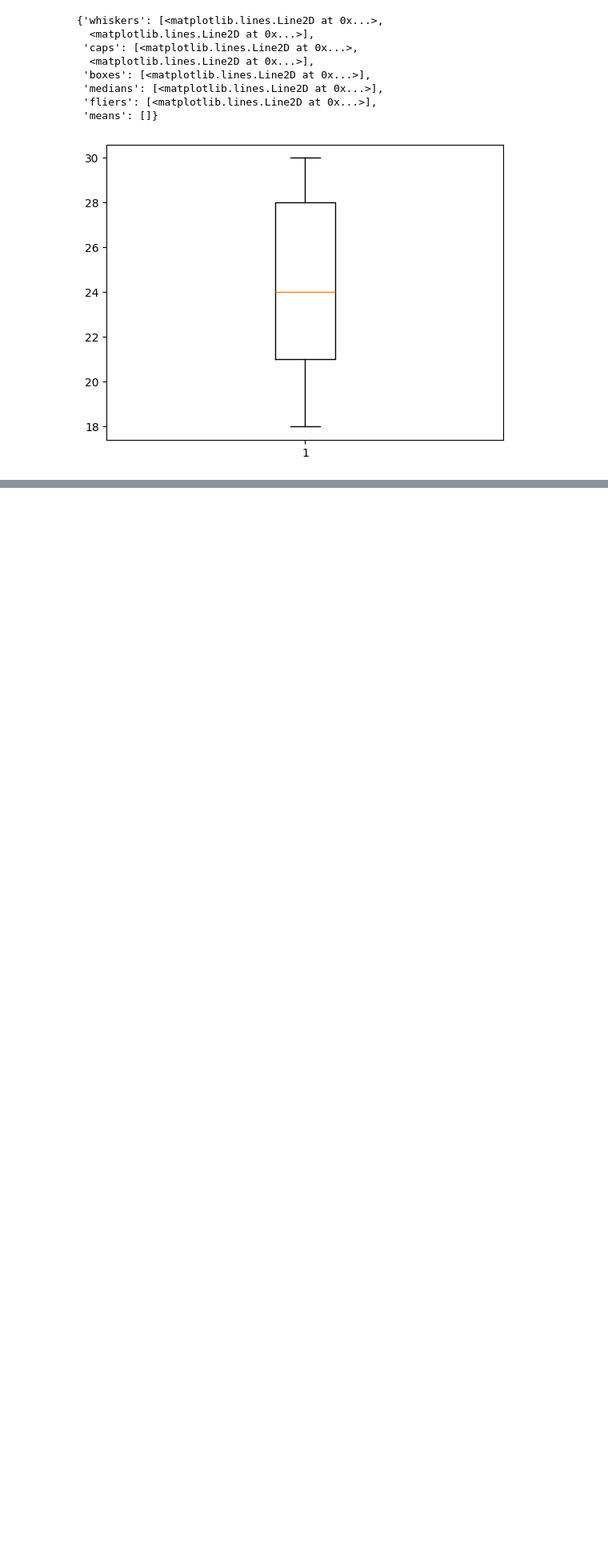
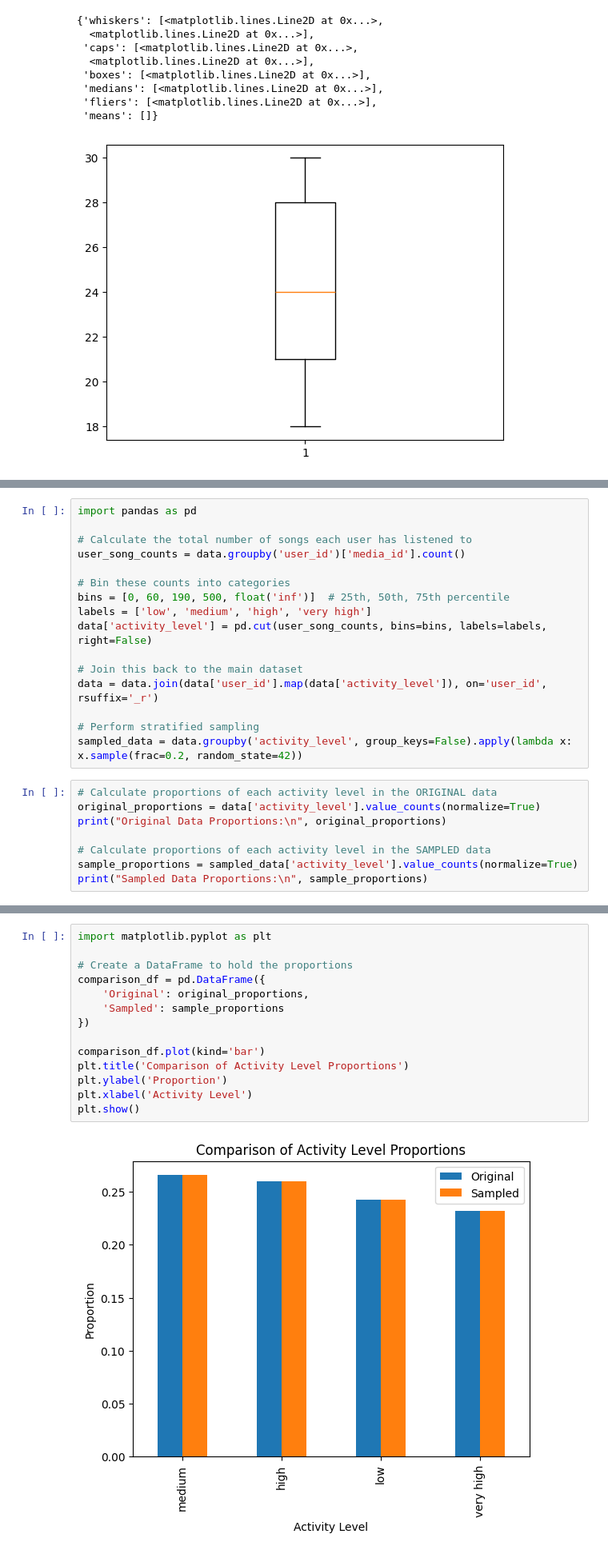
Before and after one commit to rafinchen/recommender_systems, a Jupyter notebook: data-prep.ipynb, the cells around one changed output, grey strips where cells are left out. Shown at 80% size. Drawn from its saved outputs; the diff is of its cells as text; blank space fills up the shorter version.

Commit message:
Sampling and Feature Engineering done

```diff
--- a/data-prep.ipynb
+++ b/data-prep.ipynb
@@ -172,0 +188,24 @@ plt.boxplot(data['user_age']) # no outliers here. Ages between 18 and 30
+# %%
+import pandas as pd
+
+# Calculate the total number of songs each user has listened to
+user_song_counts = data.groupby('user_id')['media_id'].count()
+
+# Bin these counts into categories
+bins = [0, 60, 190, 500, float('inf')]  # 25th, 50th, 75th percentile
+labels = ['low', 'medium', 'high', 'very high']
+data['activity_level'] = pd.cut(user_song_counts, bins=bins, labels=labels, right=False)
+
+# Join this back to the main dataset
+data = data.join(data['user_id'].map(data['activity_level']), on='user_id', rsuffix='_r')
+
+# Perform stratified sampling
+sampled_data = data.groupby('activity_level', group_keys=False).apply(lambda x: x.sample(frac=0.2, random_state=42))
+# %%
+# Calculate proportions of each activity level in the ORIGINAL data
+original_proportions = data['activity_level'].value_counts(normalize=True)
+print("Original Data Proportions:\n", original_proportions)
+
+# Calculate proportions of each activity level in the SAMPLED data
+sample_proportions = sampled_data['activity_level'].value_counts(normalize=True)
+print("Sampled Data Proportions:\n", sample_proportions)
@@ -172,0 +227,16 @@ plt.boxplot(data['user_age']) # no outliers here. Ages between 18 and 30
+# %%
+import matplotlib.pyplot as plt
+
+# Create a DataFrame to hold the proportions
+comparison_df = pd.DataFrame({
+    'Original': original_proportions,
+    'Sampled': sample_proportions
+})
+
+comparison_df.plot(kind='bar')
+plt.title('Comparison of Activity Level Proportions')
+plt.ylabel('Proportion')
+plt.xlabel('Activity Level')
+plt.show()
+# %% [output]
+[figure, added]
```
Also changed, not shown: parts of 13 cells of this notebook.
